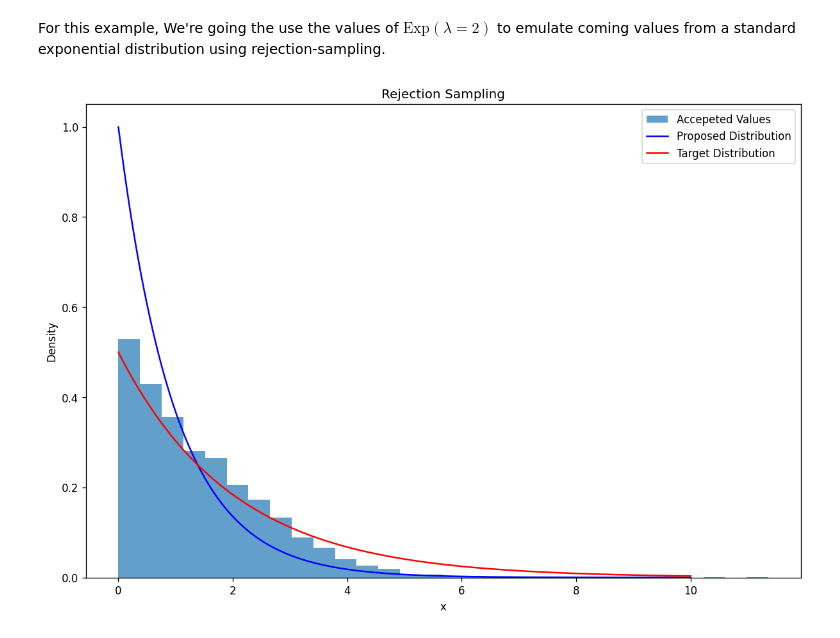
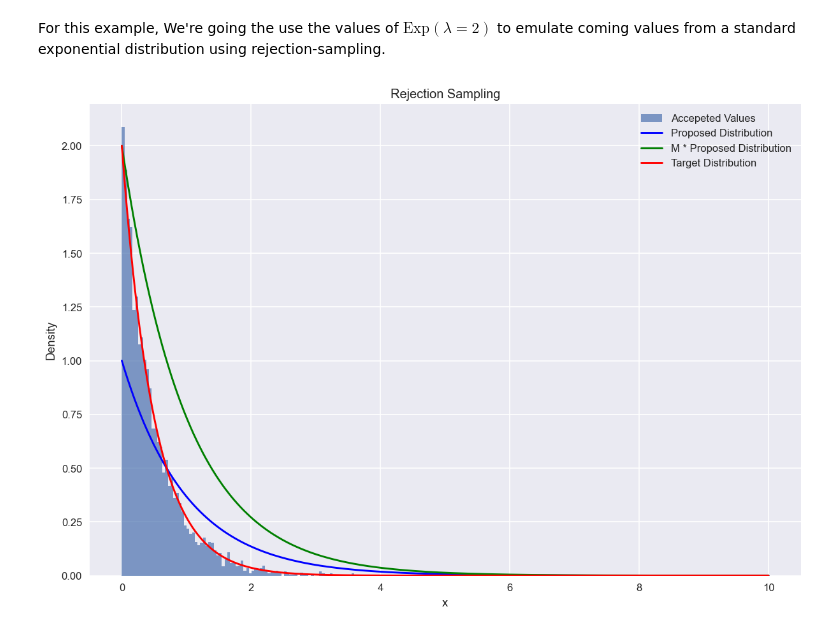
Before and after one commit to zunzun08/An-Introduction-to-Metropolis-Hastings-Algorithm-and-Overlay, a Jupyter notebook: 02-12-2025 Rejection sampling.ipynb, the cells around one changed output. Saved outputs shown, nothing was run; the diff lists cells and outputs as text; code cells hidden in the pictures.

```diff
--- a/02-12-2025 Rejection sampling.ipynb
+++ b/02-12-2025 Rejection sampling.ipynb
@@ -116,45 +116,46 @@ def rejection_sampling(num_samples, M, prop_dist, target_dist):
             u = scipy.stats.uniform.rvs()
 
             #Ratio is the realized random variable evaluated at both the proposed and the target distributions
-            ratio = (target_dist.pdf(x) / (prop_dist.pdf(x))) / M
+            ratio = target_dist.pdf(x) / (prop_dist.pdf(x)*M)
 
 
             if u <= (ratio):  # Accept-reject condition
 
                 samples.append(x)
     return np.array(samples)
 
 #Setting distributions
 
-#For our proposed distribution we're going to use exp(lambda = 2)
-proposed_pdf = scipy.stats.expon
+#For our proposed distribution we're going to use exp(lambda = 1)
+proposal_pdf = scipy.stats.expon
 
-#for our target distribution, we want to target exp(lambda=1)
-target_pdf = scipy.stats.expon(scale=2)
+#for our target distribution, we want to target exp(lambda=1/2)
+target_pdf = scipy.stats.expon(scale=1/2)
 
 
 #Doing some math, we calculate the constant M. In this case it comes out to be 2
 
 #Running Rejection sampling
-rejection_samples = rejection_sampling(num_samples=10000, M=2, prop_dist=proposed_pdf, target_dist=target_pdf)
+rejection_samples = rejection_sampling(num_samples=10000, M=2, prop_dist=proposal_pdf, target_dist=target_pdf)
 
 
 
 
 #Plotting the functions
 x_vals = np.linspace(0, 10, len(rejection_samples))
-plt.hist(rejection_samples, bins=30, density=True,alpha=0.7, label='Rejection Samples')
+plt.hist(rejection_samples, bins=100, density=True,alpha=0.7, label='Rejection Samples')
 #plt.plot(x_vals, samples, 'bo')
-plt.plot(x_vals, proposed_pdf.pdf(x_vals), 'b-')
+plt.plot(x_vals, proposal_pdf.pdf(x_vals), 'b-')
+plt.plot(x_vals, 2 * proposal_pdf.pdf(x_vals), 'g-')
 plt.plot(x_vals, target_pdf.pdf(x_vals) , 'r-')
 
 
 
 
-plt.legend(["Accepeted Values","Proposed Distribution", "Target Distribution"])
+plt.legend(["Accepeted Values","Proposed Distribution", "M * Proposed Distribution","Target Distribution"])
 plt.title("Rejection Sampling")
 plt.xlabel("x")
 plt.ylabel("Density")
 plt.show()
 # %% [output]
-[figure, old version]
+[figure, new version]
```
Also changed, not shown: parts of 1 cell of this notebook, 15 other files.
